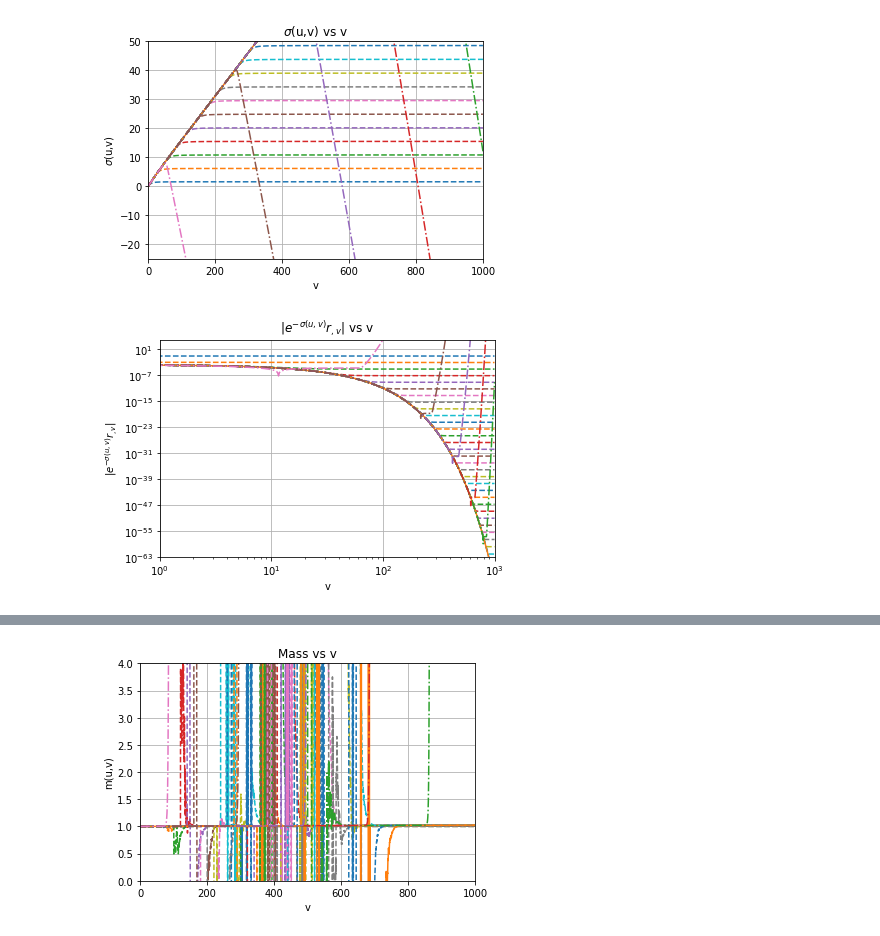
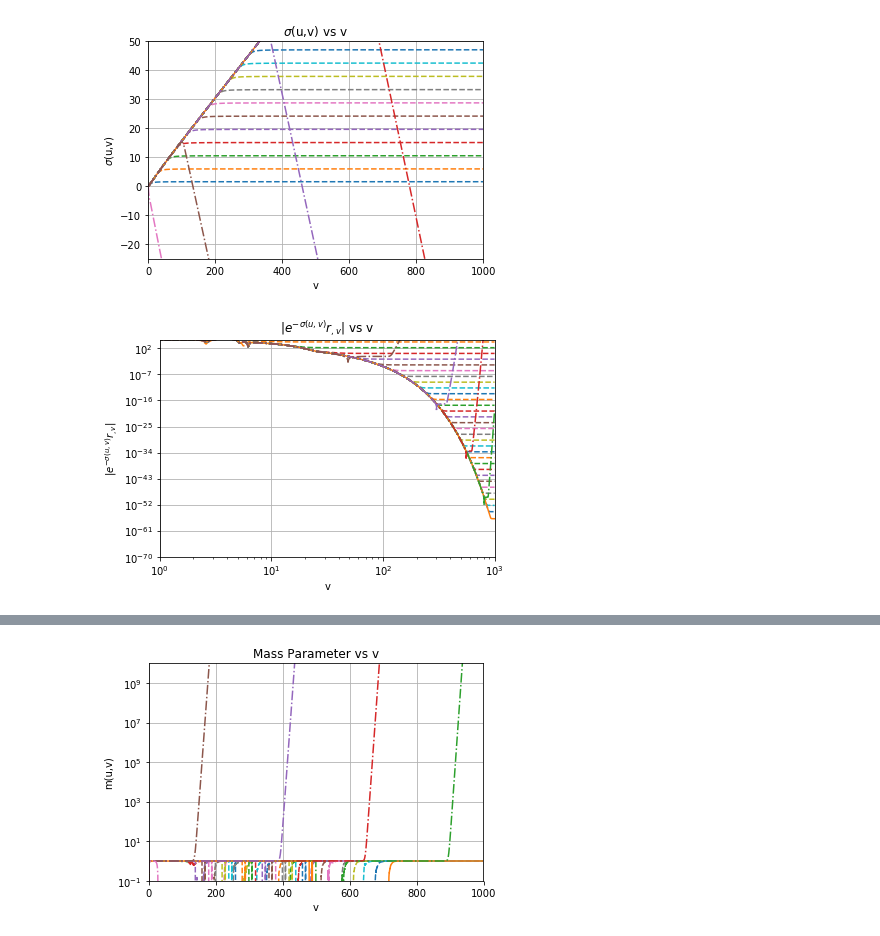
Before and after one commit to bpiotrzkowski/Double-Null-Code, a Jupyter notebook: Mass-Scalar Field Analyzer.ipynb, the cells around one changed output, grey strips where cells are left out. Drawn from its saved outputs; the diff is of its cells as text; code cells hidden in the pictures.

```diff
--- a/Mass-Scalar Field Analyzer.ipynb
+++ b/Mass-Scalar Field Analyzer.ipynb
@@ -24,0 +24,11 @@ vrange=np.load('vrange.npy')
+# %%
+rnputil=np.load('rnputil.npy')
+wHD=rnputil[8]
+print(wHD)
+
+if wHD==True or wHD==1.0:
+    urange=np.load('urange.npy')[::uscal]
+    vrange=np.load('vrange.npy')[::vscal]
+if wHD==False or wHD==0.0 or wHD==None:
+    urange=np.load('urange.npy')
+    vrange=np.load('vrange.npy')
@@ -26,17 +69,16 @@ vrange=np.load('vrange.npy')
 print(rnputil)
 
 N=int(rnputil[0])
-Nu=int(rnputil[1])-1
-Nv=int(rnputil[2])
+Nu=len(urange)#int(rnputil[1])
+Nv=len(vrange)#int(rnputil[2])
 ru0=float(rnputil[3])
 dr0v=float(rnputil[4])
 M0=float(rnputil[5])
 Q=float(rnputil[6])
 Lambda=float(rnputil[7])
-umax=Nu/N
-vmax=Nv/N
+umax=np.nanmax(urange)
+vmax=np.nanmax(vrange)
 
-print('N='+str(N))
 
 if M0>0.0:
     du0=M0/N
@@ -107,13 +179,14 @@ print(urange[500])
 # %%
-#uEH=5.0/umax
 
-#uN2u=13
+#uNEH=800
+#ustep=100
+#uN1=uNEH-mth.floor(uNEH/100)*100
+#Numax=Nu
 
-#uN2=int(uN2u/umax*Nu)
-uNEH=3167
+uNEH=3169
 ustep=100
-uN1=uNEH-3100
-#uNmax
+uN1=uNEH-mth.floor(uNEH/100)*100
+Numax=Nu
 
 #print(uN2)
 localpowerlist=np.zeros((Nv))*np.nan
@@ -129,7 +202,7 @@ power3list=[]
     #localpowerlist[j]=-v*(phinp[uN2][j+1]-phinp[uN2][j])/(dv0*phinp[uN2][j])
 
 uN=uN1
-while uN < Nu:
+while uN < Numax:
     #print(uN)
     if uN<uNEH:
         sample3=plt.plot(vrange,abs(phinp[uN]),'--')
@@ -153,10 +226,10 @@ plt.show()
 
 #sample3=plt.plot(vrange,localpowerlist)
 uN=uN1
-while uN< Nu:
+while uN< Numax:
     for j in range(0,Nv-1):
         v=j*vmax/(Nv)
-        localpowerlist[j]=-v*(phinp[uN][j+1]-phinp[uN][j])/(dv0*phinp[uN][j])
+        localpowerlist[j]=-v*(phinp[uN][j+1]-phinp[uN][j])/((vrange[j+1]-vrange[j])*phinp[uN][j])
 
     if uN<uNEH:
         sample3=plt.plot(vrange,localpowerlist,'--')
@@ -172,13 +245,13 @@ plt.ylabel(r'Local Power $-v \Phi_{,v}/\Phi$')
 plt.ylim(-2,4)
 plt.grid()
 plt.title(r'Local Power of $\Phi$') #(u='+str(uN2u)+')')#+',uEH='+str(uEH*umax)+')')
-plt.savefig('PhipowerEHLambda.png',dpi=300,bbox_inches="tight")
+#plt.savefig('PhipowerEHLambda.png',dpi=300,bbox_inches="tight")
 plt.show()
 
 uN=uN1
 plt.plot([0,vmax],[rplus,rplus],'r--',color='red',linewidth=0.5)
 plt.plot([0,vmax],[rminus,rminus],'r--',color='blue',linewidth=0.5)
-while uN< Nu:
+while uN< Numax:
     if uN<uNEH:
         sample3=plt.plot(vrange,rnp[uN,:],'--')
     if uN==uNEH:
@@ -196,11 +269,11 @@ plt.ylim(0,4)
 #plt.yscale('log')
 plt.grid()
 plt.title('r(u,v) vs v') #(u='+str(uN2u)+')')#+',uEH='+str(uEH*umax)+')')
-plt.savefig('rEHLambda.png',dpi=300,bbox_inches="tight")
+#plt.savefig('rEHLambda.png',dpi=300,bbox_inches="tight")
 plt.show()
 
 uN=uN1
-while uN< Nu:
+while uN< Numax:
     if uN<uNEH:
         sample3=plt.plot(vrange,signp[uN,:],'--',label='u='+str(uN))
     if uN==uNEH:
@@ -217,14 +290,17 @@ plt.ylim(-25,50)
 #plt.yscale('log')
 plt.grid()
 plt.title(r'$\sigma$(u,v) vs v') #(u='+str(uN2u)+')')#+',uEH='+str(uEH*umax)+')')
-plt.savefig('sigEHLambda.png',dpi=300,bbox_inches="tight")
+#plt.savefig('sigEHLambda.png',dpi=300,bbox_inches="tight")
 plt.show()
 #print(localpowerlist[-200])
 
 uN=uN1
-while uN< Nu:
+while uN< Numax:
     for j in range(0,Nv-1):
-          etemplist[j]=abs(mth.exp(-signp[uN,j])*(rnp[uN,j+1]-rnp[uN,j])/dv0)
+        try:
+            etemplist[j]=abs(mth.exp(-signp[uN,j])*(rnp[uN,j+1]-rnp[uN,j])/dv0)
+        except OverflowError:
+            etemplist[j]=np.nan
     if uN<uNEH:
         sample3=plt.plot(vrange,etemplist,'--')
     if uN==uNEH:
@@ -234,7 +310,7 @@ while uN< Nu:
     #print(etemplist)
     uN+=ustep
 plt.xlim(1,vmax)
-plt.ylim(10**(-63),10000)
+plt.ylim(10**(-70),10**(5))
 plt.xlabel('v')
 plt.ylabel(r'|$e^{-\sigma(u,v)} r_{,v}$|')
 #plt.ylim(2,4)
@@ -242,29 +318,33 @@ plt.xscale('log')
 plt.yscale('log')
 plt.grid()
 plt.title(r'|$e^{-\sigma(u,v)} r_{,v}$| vs v') #(u='+str(uN2u)+')')#+',uEH='+str(uEH*umax)+')')
-plt.savefig('weirdEHLambda.png',dpi=300,bbox_inches="tight")
+#plt.savefig('weirdEHnoPhi.png',dpi=300,bbox_inches="tight")
 plt.show()
 
 
 uN=uN1
-while uN< Nu:
+while uN< Numax:
     if uN<uNEH:
         sample3=plt.plot(vrange,massnp[uN,:],'--')
+        #sample3=plt.plot([np.nan],[np.nan])
     if uN==uNEH:
         sample3=plt.plot(vrange,massnp[uN,:])
+        #sample3=plt.plot([np.nan],[np.nan])
     if uN>uNEH:
         sample3=plt.plot(vrange,massnp[uN,:],'-.')
+        #sample3=plt.plot([np.nan],[np.nan])
     #sample3=plt.plot(vrange,rnp[uN1+uN,:])
+    print(urange[uN])
     uN+=ustep
 
 plt.xlim(0,vmax)
 plt.xlabel('v')
 plt.ylabel('m(u,v)')
-plt.ylim(0,4)
+plt.ylim(.1,10**10)
 #plt.xscale('log')
-#plt.yscale('log')
+plt.yscale('log')
 plt.grid()
-plt.title('Mass vs v') #(u='+str(uN2u)+')')#+',uEH='+str(uEH*umax)+')')
-#plt.savefig('rEHfull.png',dpi=300,bbox_inches="tight")
+plt.title('Mass Parameter vs v') #(u='+str(uN2u)+')')#+',uEH='+str(uEH*umax)+')')
+plt.savefig('mass-noPhi.png',dpi=300,bbox_inches="tight")
 plt.show()
 # %% [output]
@@ -274,2 +354,2 @@ plt.show()
-[figure, old version]
+[figure, new version]
-[figure, old version]
+[figure, new version]
@@ -276 +373 @@ plt.show()
-[figure, old version]
+[figure, new version]
```
Also changed, not shown: parts of 20 cells of this notebook, 2 other files.
